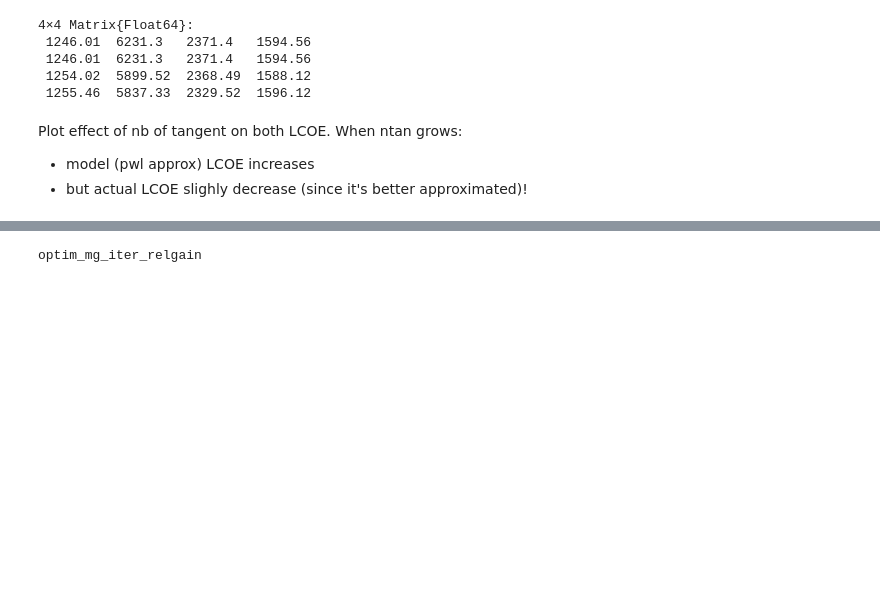
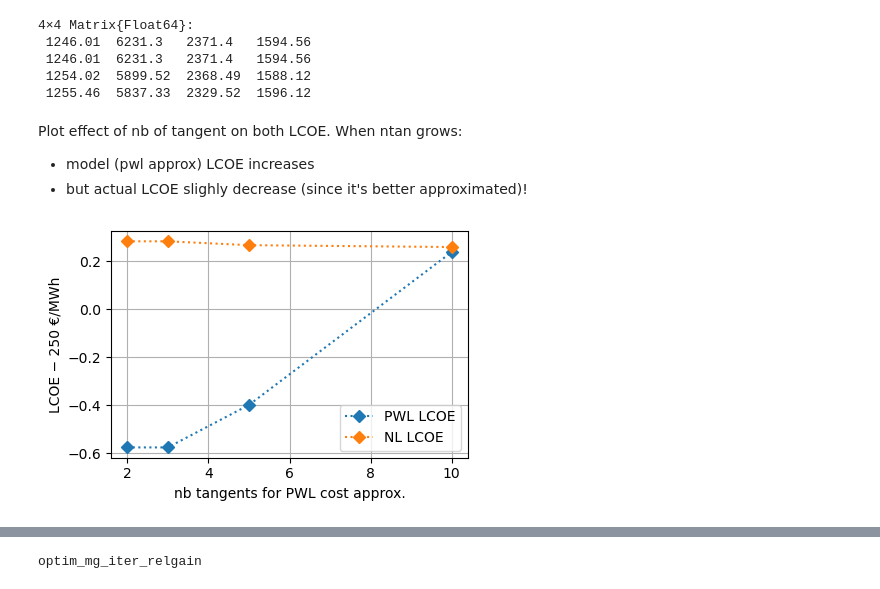
Before and after one commit to pierre-haessig/Microgrids.JuMP, a Jupyter notebook: Cvx_article_experiments.ipynb, the cells around one changed output, grey strips where cells are left out. Drawn from its saved outputs; the diff is of its cells as text; code cells hidden in the pictures; blank space fills up the shorter version.

```diff
--- a/Cvx_article_experiments.ipynb
+++ b/Cvx_article_experiments.ipynb
@@ -392,13 +392,15 @@ Plot effect of nb of tangent on both LCOE. When ntan grows:
 # %%
 fig, ax = subplots(figsize=(4.5,3))
 l = ax.plot([length(z_tan)+2 for z_tan in z_tan_list],
         lcoe_tab_pwl*1000 .- 250, "D:")
 ax.grid(true)
 ax.set(
     xlabel = "nb tangents for PWL cost approx.",
     ylabel = "LCOE − 250 €/MWh"
 )
-ax.legend(("approx LCOE", "exact LCOE"))
+ax.legend(("PWL LCOE", "NL LCOE"))
 fig.tight_layout();
+# %% [output]
+[figure, added]
 # %% [markdown]
 ### Iterative approach to set relax_gain
```
Also changed, not shown: parts of 23 cells of this notebook.
